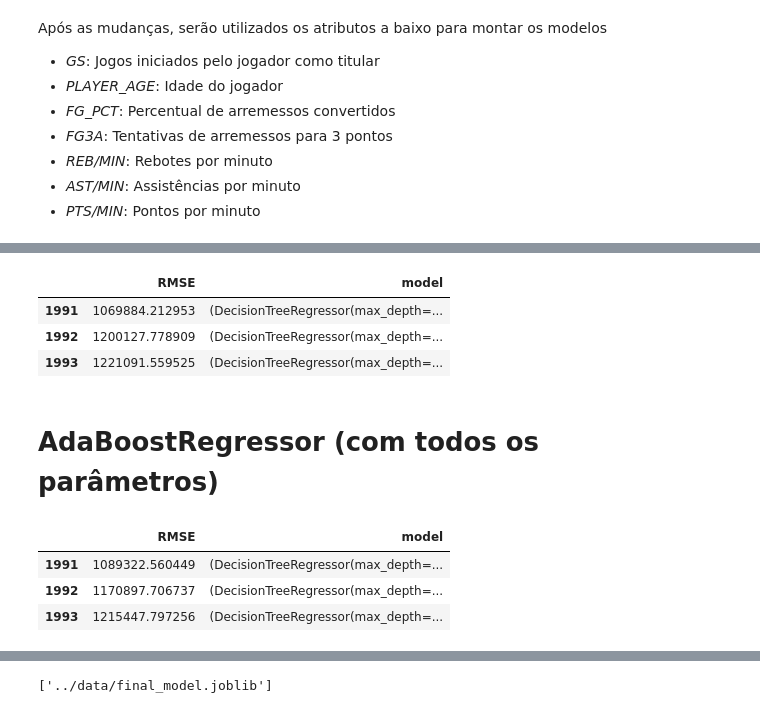
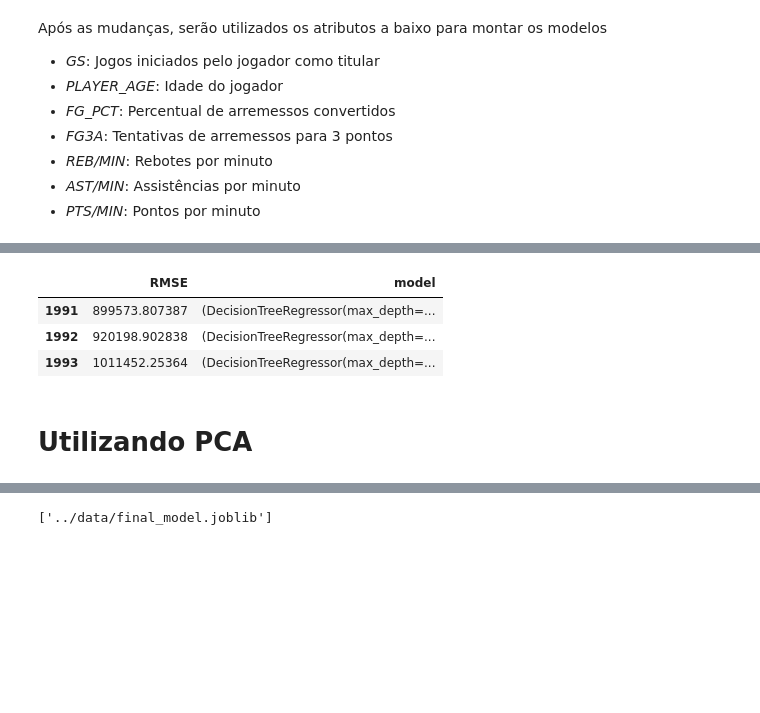
Before and after one commit to ciencia-dados-ifsp-grupo5/NBAstats, a Jupyter notebook: notebooks/NBAstats_data_analyse.ipynb, the cells around one changed output, grey strips where cells are left out. Cells and saved outputs as stored; diff of their text form; code cells hidden in the pictures; blank space fills up the shorter version.

```diff
--- a/notebooks/NBAstats_data_analyse.ipynb
+++ b/notebooks/NBAstats_data_analyse.ipynb
@@ -455,5 +468,8 @@ df_final.head()
 | A.C. Green | 1993 | 3217865.0 | 55.0 | 29.0 | 0.537 | 46.0 | 0.252217 | 0.041149 | 0.372827 |
 | A.C. Green | 1994 | 3365286.0 | 55.0 | 30.0 | 0.502 | 35.0 | 0.266549 | 0.048496 | 0.426195 |
 | A.C. Green | 1995 | 11274438.0 | 52.0 | 31.0 | 0.504 | 127.0 | 0.248977 | 0.047265 | 0.340901 |
+# %%
+# DF para armazenar o tempo de processamento
+tempo = pd.DataFrame(index = ['Tempo (s)'])
 # %% [markdown]
 # LinearRegression
@@ -460,4 +480,6 @@ df_final.head()
 # %%
+inicio = time.time()
+
 temporadas = df_final.SEASON_ID.sort_values().unique()
 model1 = pd.DataFrame(index = temporadas, columns = ['RMSE','model'])
 for i in temporadas:
@@ -486,8 +508,11 @@ for i in temporadas:
     RL.fit(X, y)
 
     RL_best = RL.best_estimator_
-    model1.loc[i,:] = [-RL.best_score_, RL_best]
 
+    model1.loc[i,:] = [mean_squared_error(y, RL_best.predict(X), squared=False), RL_best]
+
+fim = time.time()
+tempo['LinearModel'] = (fim-inicio)
 model1.head(3)
 # %% [output]
 |  | RMSE | model |
@@ -499,4 +532,6 @@ model1.head(3)
 # %%
+inicio = time.time()
+
 temporadas = df_final.SEASON_ID.sort_values().unique()
 model2 = pd.DataFrame(index = temporadas, columns = ['RMSE','model'])
 for i in temporadas:
@@ -517,7 +552,7 @@ for i in temporadas:
     num_folds = 5
 
     RF = GridSearchCV(
-        estimator=RandomForestRegressor(),
+        estimator=RandomForestRegressor(random_state = 13),
         param_grid=randforest_param_grid,
         cv=num_folds,
         scoring="neg_root_mean_squared_error"
@@ -526,7 +561,11 @@ for i in temporadas:
     RF.fit(X, y)
 
     RF_best = RF.best_estimator_
-    model2.loc[i,:] = [-RF.best_score_, RF_best]
+    model2.loc[i,:] = [mean_squared_error(y, RF_best.predict(X), squared=False), RF_best]
+
+fim = time.time()
+
+tempo['RandomForestRegressor'] = (fim-inicio)
 
 model2.head(3)
 # %% [output]
@@ -539,76 +583,45 @@ model2.head(3)
 # %%
+inicio = time.time()
+
 temporadas = df_final.SEASON_ID.sort_values().unique()
 model3 = pd.DataFrame(index = temporadas, columns = ['RMSE','model'])
 for i in temporadas:
 
     X = df_final.query('SEASON_ID == @i').fillna(0)
     y = X['SALARY_REAL']
 
     X = X.drop(['SALARY_REAL','SEASON_ID'], axis = 1)
 
     ada_param_grid = [
         {
             'learning_rate': [1, 0.5,0.1],
             'loss': ['linear','square','exponential']
         }
     ]
 
     num_folds = 5
 
     ADABOOST = GridSearchCV(
         estimator = AdaBoostRegressor(random_state = 13),
         param_grid=ada_param_grid,
         cv=num_folds,
         scoring="neg_root_mean_squared_error"
     )
 
     ADABOOST.fit(X, y)
 
     ADABOOST_best = ADABOOST.best_estimator_
-    model3.loc[i,:] = [-ADABOOST.best_score_, ADABOOST_best]
+    model3.loc[i,:] =  [mean_squared_error(y, ADABOOST_best.predict(X), squared=False), ADABOOST_best]
+
+fim = time.time()
+
+tempo['AdaBoostRegressor'] = (fim-inicio)
 
 model3.head(3)
 # %% [output]
 |  | RMSE | model |
-| 1991 | 1069884.212953 | (DecisionTreeRegressor(max_depth=... |
-| 1992 | 1200127.778909 | (DecisionTreeRegressor(max_depth=... |
-| 1993 | 1221091.559525 | (DecisionTreeRegressor(max_depth=... |
+| 1991 | 899573.807387 | (DecisionTreeRegressor(max_depth=... |
+| 1992 | 920198.902838 | (DecisionTreeRegressor(max_depth=... |
+| 1993 | 1011452.25364 | (DecisionTreeRegressor(max_depth=... |
 # %% [markdown]
-# AdaBoostRegressor (com todos os parâmetros)
+# Utilizando PCA
-# %%
-temporadas = df_final.SEASON_ID.sort_values().unique()
-model4 = pd.DataFrame(index = temporadas, columns = ['RMSE','model'])
-for i in temporadas:
-
-    X = df_pre.query('SEASON_ID == @i').fillna(0)
-
-    y = X['SALARY_REAL']
-    X = X.drop(['SALARY_REAL','SALARY_NOMINAL','PLAYER_NAME','SEASON_ID'], axis = 1)
-
-    ada_param_grid = [
-        {
-            'learning_rate': [1, 0.5,0.1],
-            'loss': ['linear','square','exponential']
-        }
-    ]
-
-    num_folds = 5
-
-    ADABOOST2 = GridSearchCV(
-        estimator = AdaBoostRegressor(random_state = 13),
-        param_grid=ada_param_grid,
-        cv=num_folds,
-        scoring="neg_root_mean_squared_error"
-    )
-
-    ADABOOST2.fit(X, y)
-
-    ADABOOST2_best = ADABOOST2.best_estimator_
-    model4.loc[i,:] = [-ADABOOST2.best_score_, ADABOOST2_best]
-
-model4.head(3)
-# %% [output]
-|  | RMSE | model |
-| 1991 | 1089322.560449 | (DecisionTreeRegressor(max_depth=... |
-| 1992 | 1170897.706737 | (DecisionTreeRegressor(max_depth=... |
-| 1993 | 1215447.797256 | (DecisionTreeRegressor(max_depth=... |
```
Also changed, not shown: parts of 14 cells of this notebook.
